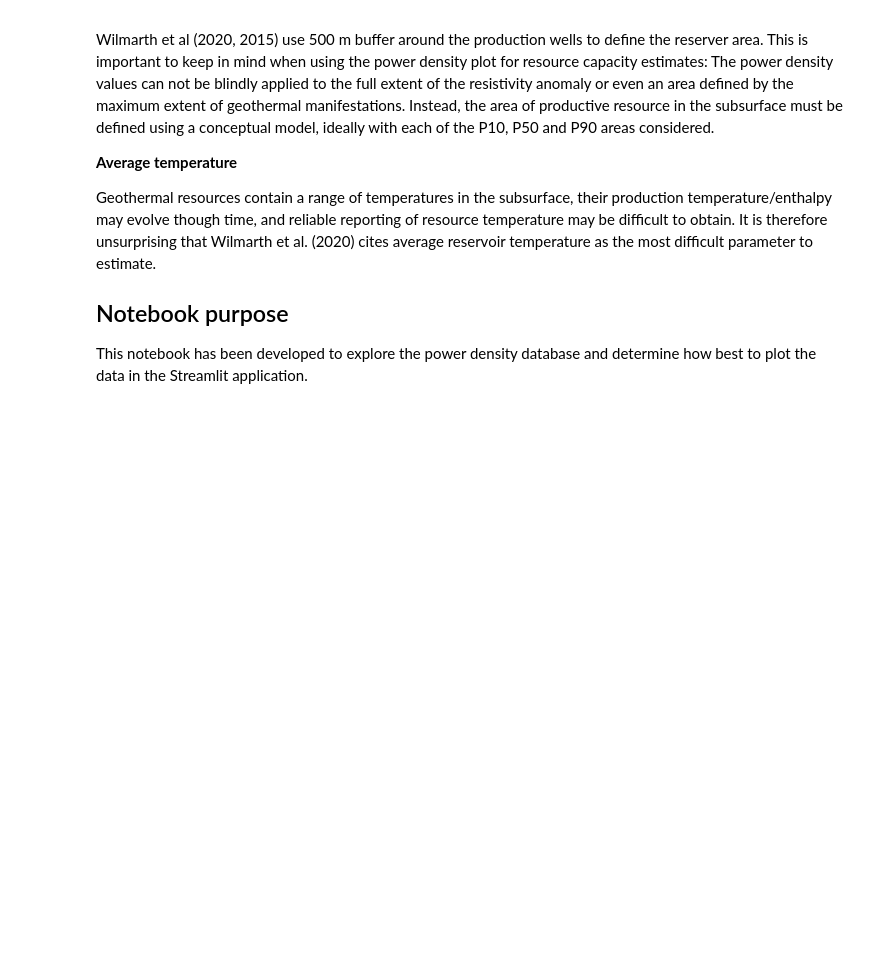
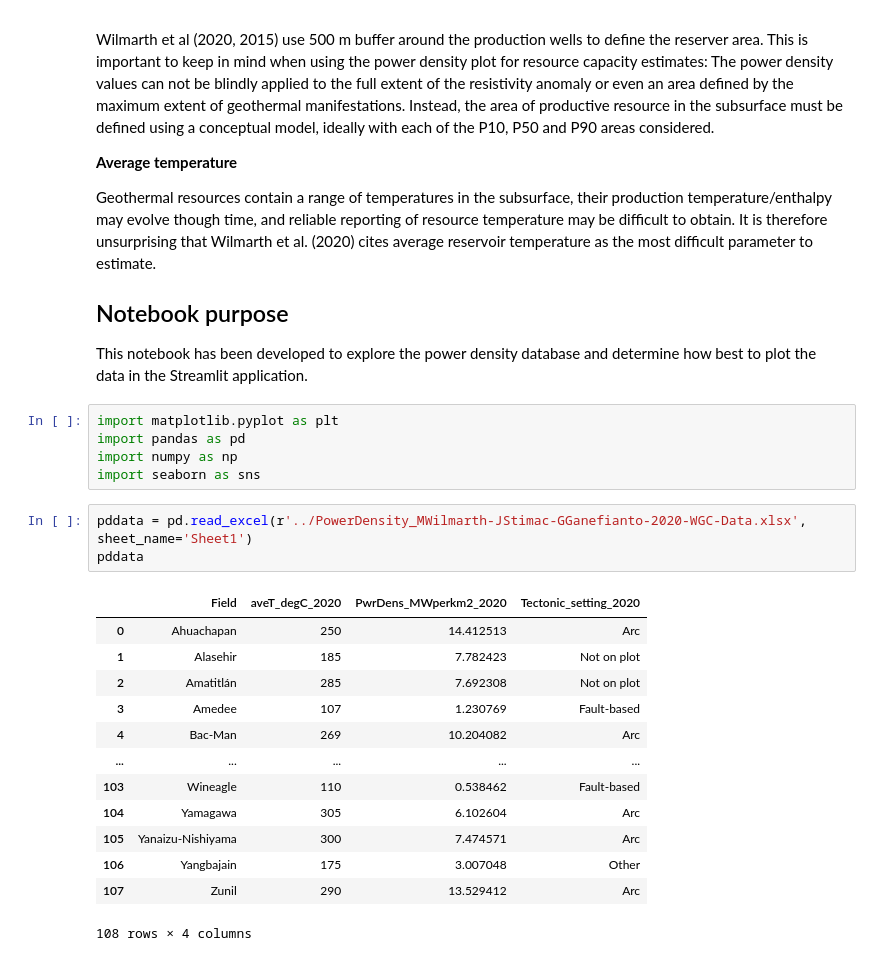
Before and after one commit to Geothermal-Resource-Capacity/Power-Density, a Jupyter notebook: notebooks/Power-density-data.ipynb, the cells around one changed output. Drawn from its saved outputs; the diff is of its cells as text; blank space fills up the shorter version.

```diff
--- a/notebooks/Power-density-data.ipynb
+++ b/notebooks/Power-density-data.ipynb
@@ -26,3 +26,25 @@ Geothermal resources contain a range of temperatures in the subsurface, their pr
 ## Notebook purpose
 
 This notebook has been developed to explore the power density database and determine how best to plot the data in the Streamlit application.
+# %%
+import matplotlib.pyplot as plt
+import pandas as pd
+import numpy as np
+import seaborn as sns
+# %%
+pddata = pd.read_excel(r'../PowerDensity_MWilmarth-JStimac-GGanefianto-2020-WGC-Data.xlsx', sheet_name='Sheet1')
+pddata
+# %% [output]
+|  | Field | aveT_degC_2020 | PwrDens_MWperkm2_2020 | Tectonic_setting_2020 |
+| 0 | Ahuachapan | 250 | 14.412513 | Arc |
+| 1 | Alasehir | 185 | 7.782423 | Not on plot |
+| 2 | Amatitlán | 285 | 7.692308 | Not on plot |
+| 3 | Amedee | 107 | 1.230769 | Fault-based |
+| 4 | Bac-Man | 269 | 10.204082 | Arc |
+| ... | ... | ... | ... | ... |
+| 103 | Wineagle | 110 | 0.538462 | Fault-based |
+| 104 | Yamagawa | 305 | 6.102604 | Arc |
+| 105 | Yanaizu-Nishiyama | 300 | 7.474571 | Arc |
+| 106 | Yangbajain | 175 | 3.007048 | Other |
+| 107 | Zunil | 290 | 13.529412 | Arc |
+108 rows × 4 columns
```
Also changed, not shown: parts of 3 cells of this notebook.
